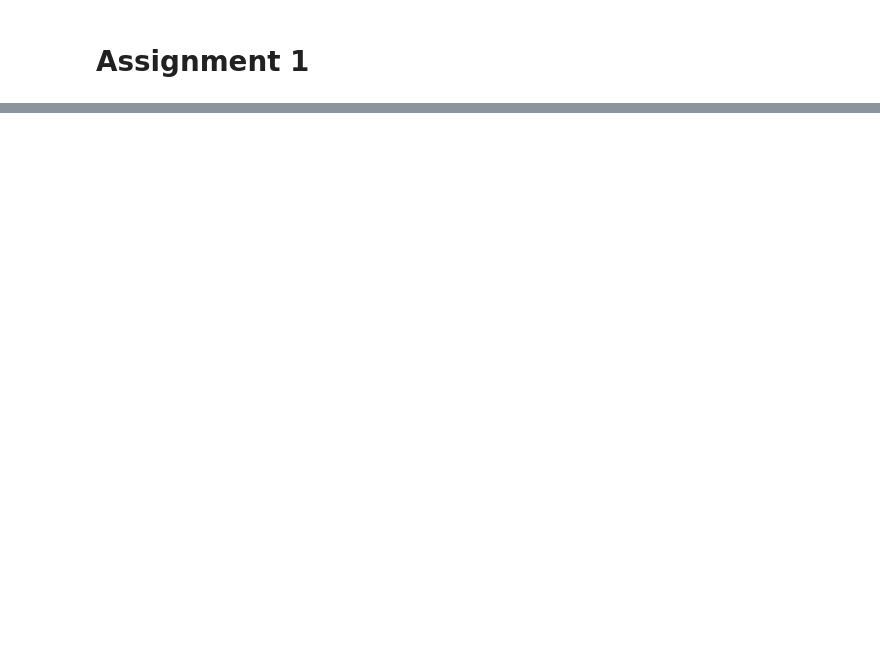
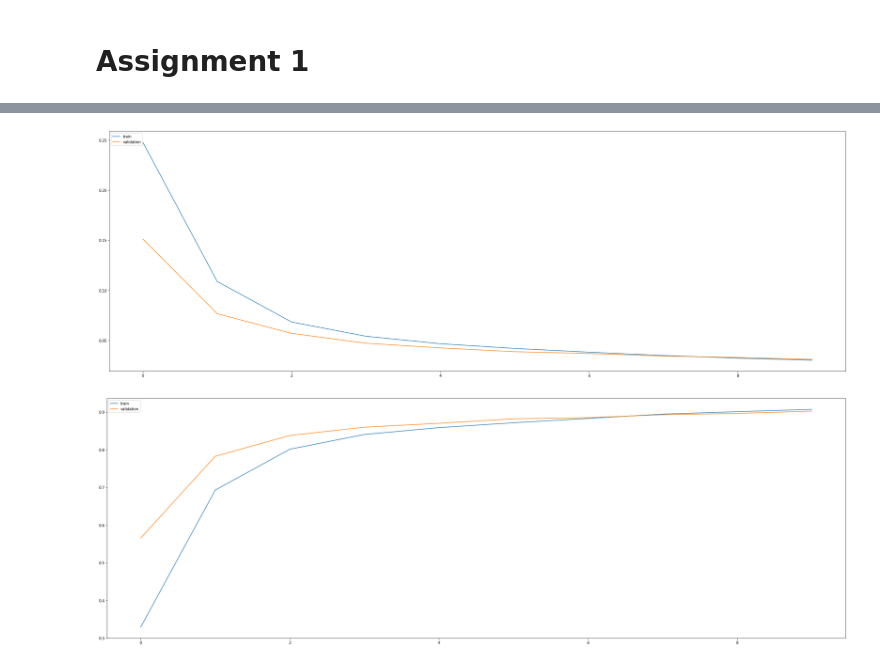
Before and after one commit to DanieleBaiocco/IPCV_assignment1, a Jupyter notebook: Assignment1.ipynb, the cells around one changed output, grey strips where cells are left out. Saved outputs shown, nothing was run; the diff lists cells and outputs as text; code cells hidden in the pictures; blank space fills up the shorter version.

```diff
--- a/Assignment1.ipynb
+++ b/Assignment1.ipynb
@@ -556,0 +680,6 @@ NameError: ignored
+# %%
+two_dense_model.compile(loss='categorical_crossentropy', optimizer = Adam(), metrics=["accuracy"])
+# %%
+# Build the model with the optimal hyperparameters and train it on the data for 50 epochs
+two_dense_model.summary()
+two_dense_history = two_dense_model.fit(enc_X_train, enc_y_train, batch_size=32, epochs=50, validation_data=(enc_X_val, enc_y_val), callbacks=[two_dense_early_stopping])
@@ -644,0 +825,6 @@ disp.plot(ax=ax)
+# %%
+plot_history(two_dense_history, ['loss','val_loss'], two_dense_early_stopping)
+plot_history(two_dense_history, ['accuracy','val_accuracy'], two_dense_early_stopping)
+# %% [output]
+[figure, added]
+[figure, added]
```
Also changed, not shown: parts of 107 cells of this notebook.
